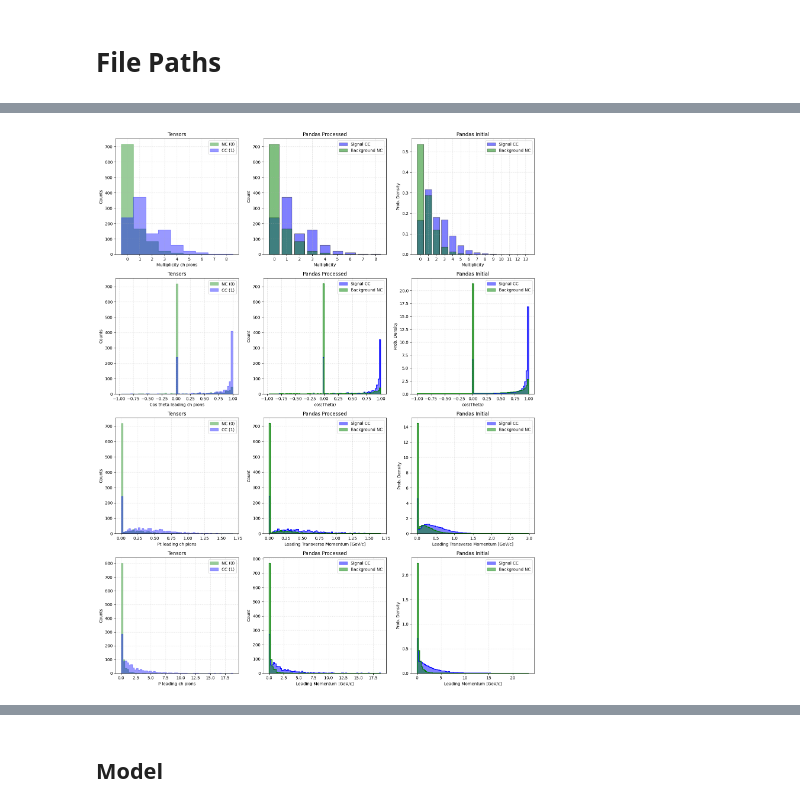
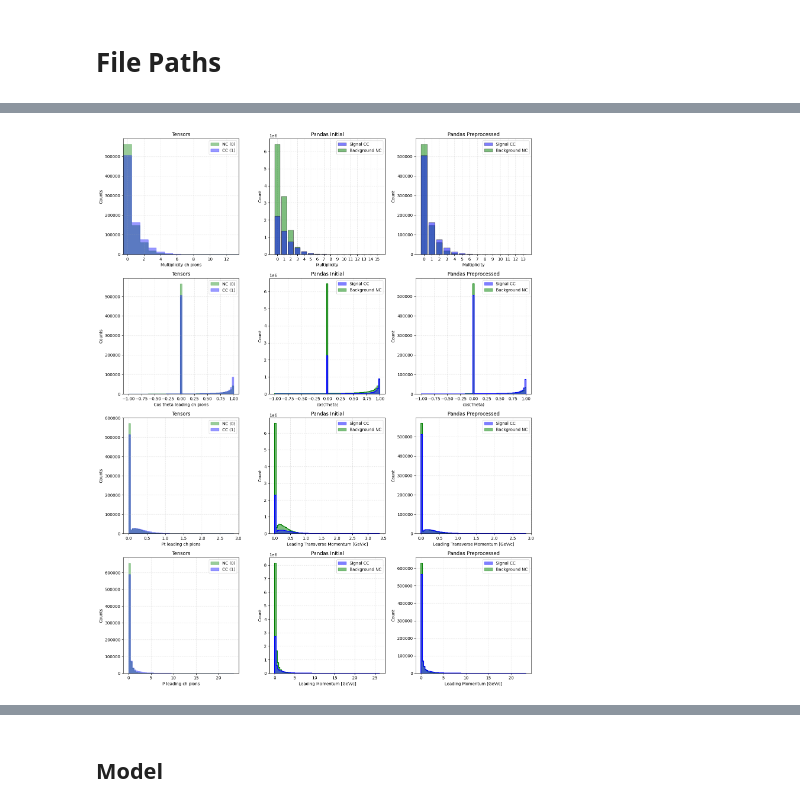
Before and after one commit to PasiekaFUW/Masters_Thesis, a Jupyter notebook: Lab/analysis/NN.ipynb, the cells around one changed output, grey strips where cells are left out. Saved outputs shown, nothing was run; the diff lists cells and outputs as text; code cells hidden in the pictures.

```diff
--- a/Lab/analysis/NN.ipynb
+++ b/Lab/analysis/NN.ipynb
@@ -5,3 +7,7 @@ Supervision: prof. Katarzyna Grzelak
+# %%
+demo = 0    #use val dataset to split it into small train, val, test and check the pipeline's health
+track = 0   #deploy commet tracking
+save = 0    #save checkpoints when training
 # %% [markdown]
 # Includes
 # %%
@@ -106,8 +288,10 @@ Name: count, dtype: int64
 import analysis.scripts.plotting_functions as pf
 importlib.reload(pf)
 
-# dfs_preprocessed = [df_pre, df_pre_CC, df_pre_NC]
-dfs_preprocessed = [None, df_pre_CC, df_pre_NC]
+df_CC = df_balanced_train[df_balanced_train['CCNC'] == 1]
+df_NC = df_balanced_train[df_balanced_train['CCNC'] == 0]
+
+dfs_preprocessed = [None, df_CC, df_NC]
 
 fig, axes = plt.subplots(6, 2, figsize=(16, 24))
 
@@ -134,7 +318,7 @@ axes[4, 1].set_xlim(0, 4)
 pf.plot_physics_single_canva(dfs_preprocessed, 'charged', feature='cos_theta_leading', ax=axes[5, 0], density=False)
 pf.plot_physics_single_canva(dfs_preprocessed, 'charged', feature='pt_leading', ax=axes[5, 1], density=False)
 
-plt.suptitle("Linear Separation counts - unbalanced", fontsize=16)
+plt.suptitle("Linear Separation counts - training set", fontsize=16)
 plt.tight_layout(rect=[0, 0.03, 1, 0.98])
 # rect=[left, bottom, right, top] in normalized 0-1 coordinates
 plt.show()
@@ -191,11 +330,11 @@ plt.show()
 import analysis.scripts.preprocess_functions as prf
 importlib.reload(prf)
 
-#the dfs need to be shuffled, later i will need to shuffle when combining samples
-df_balanced_train, df_unbalanced_val, df_unbalanced_test = prf.get_physics_informed_split(df_pre, total_train_size=2000, total_val_size=400, total_test_size=400)
+if demo:
+    batch_size=32
 
-# df_balanced_train, df_unbalanced_val, df_unbalanced_test = ml.get_physics_informed_split(df_all, total_train_size=2000, total_val_size=400)
-batch_size=32
+if not demo:
+    batch_size=128
 
 train_data = prf.tensorize_data(df_balanced_train, batch_size=batch_size)
 val_data = prf.tensorize_data(df_unbalanced_val, batch_size=batch_size)
@@ -286,43 +346,48 @@ import analysis.scripts.plotting_functions as pf
 importlib.reload(pf)
 
     # 0:  'p_leading_ch_pions',
     # 1:  'pt_leading_ch_pions',
     # 2:  'cos_theta_leading_ch_pions',
     # 3:  'multiplicity_ch_pions',
 
+df_CC_leg = df_legacy[df_legacy['CCNC'] == 1]
+df_NC_leg = df_legacy[df_legacy['CCNC'] == 0]
+
+dfs_processed = [None, df_CC_leg, df_NC_leg]
+
 fig, axes = plt.subplots(4, 3, figsize=(15, 20))
 
 pf.plot_feature_from_dataset(train_data, 3, ax=axes[0, 0])
 axes[0,0].set_title("Tensors")
 pf.plot_physics_single_canva(dfs_processed, 'ch_pions', feature='multiplicity', ax=axes[0, 1], density=False)
-axes[0,1].set_title("Pandas Processed")
-pf.plot_physics_single_canva(dfs_preprocessed, 'ch_pions', feature='multiplicity', ax=axes[0, 2], density=True)
-axes[0,2].set_title("Pandas Initial")
+axes[0,1].set_title("Pandas Initial")
+pf.plot_physics_single_canva(dfs_preprocessed, 'ch_pions', feature='multiplicity', ax=axes[0, 2], density=False)
+axes[0,2].set_title("Pandas Preprocessed")
 
 pf.plot_feature_from_dataset(train_data, 2, ax=axes[1, 0])
 axes[1,0].set_title("Tensors")
 pf.plot_physics_single_canva(dfs_processed, 'ch_pions', feature='cos_theta_leading', ax=axes[1, 1], density=False)
-axes[1,1].set_title("Pandas Processed")
-pf.plot_physics_single_canva(dfs_preprocessed, 'ch_pions', feature='cos_theta_leading', ax=axes[1, 2], density=True)
-axes[1,2].set_title("Pandas Initial")
+axes[1,1].set_title("Pandas Initial")
+pf.plot_physics_single_canva(dfs_preprocessed, 'ch_pions', feature='cos_theta_leading', ax=axes[1, 2], density=False)
+axes[1,2].set_title("Pandas Preprocessed")
 
 
 pf.plot_feature_from_dataset(train_data, 1, ax=axes[2, 0])
 axes[2,0].set_title("Tensors")
 pf.plot_physics_single_canva(dfs_processed, 'ch_pions', feature='pt_leading', ax=axes[2, 1], density=False)
-axes[2,1].set_title("Pandas Processed")
-pf.plot_physics_single_canva(dfs_preprocessed, 'ch_pions', feature='pt_leading', ax=axes[2, 2], density=True)
-axes[2,2].set_title("Pandas Initial")
+axes[2,1].set_title("Pandas Initial")
+pf.plot_physics_single_canva(dfs_preprocessed, 'ch_pions', feature='pt_leading', ax=axes[2, 2], density=False)
+axes[2,2].set_title("Pandas Preprocessed")
 
 pf.plot_feature_from_dataset(train_data, 0, ax=axes[3, 0]) # Neutral Leading p
 axes[3,0].set_title("Tensors")
 pf.plot_physics_single_canva(dfs_processed, 'ch_pions', feature='p_leading', ax=axes[3, 1], density=False)
-axes[3,1].set_title("Pandas Processed")
-pf.plot_physics_single_canva(dfs_preprocessed, 'ch_pions', feature='p_leading', ax=axes[3, 2], density=True)
-axes[3,2].set_title("Pandas Initial")
+axes[3,1].set_title("Pandas Initial")
+pf.plot_physics_single_canva(dfs_preprocessed, 'ch_pions', feature='p_leading', ax=axes[3, 2], density=False)
+axes[3,2].set_title("Pandas Preprocessed")
 
 plt.tight_layout(rect=[0, 0.03, 1, 0.98])
 # rect=[left, bottom, right, top] in normalized 0-1 coordinates
 plt.show()
 # %% [output]
-[figure, old version]
+[figure, new version]
```
Also changed, not shown: parts of 44 cells of this notebook, 15 other files.
